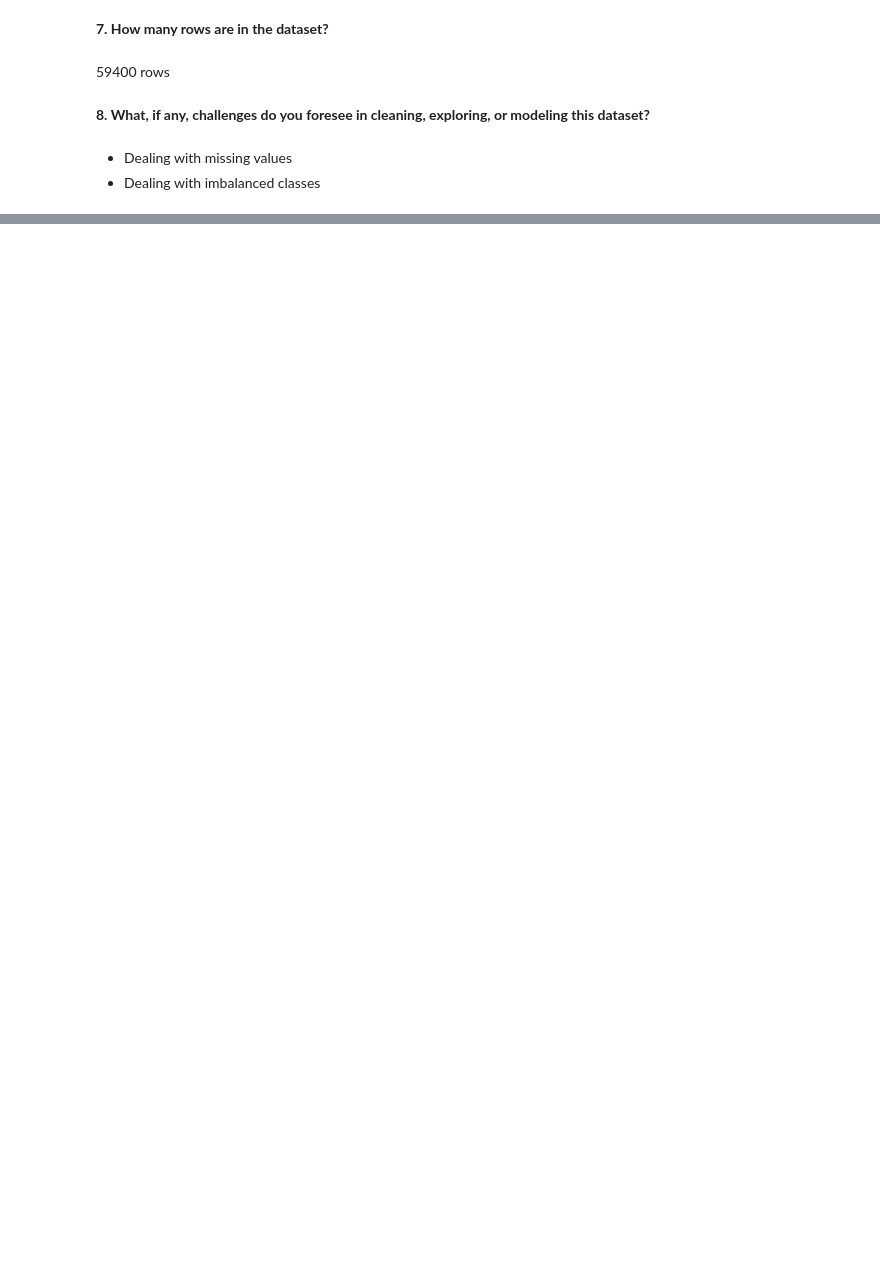
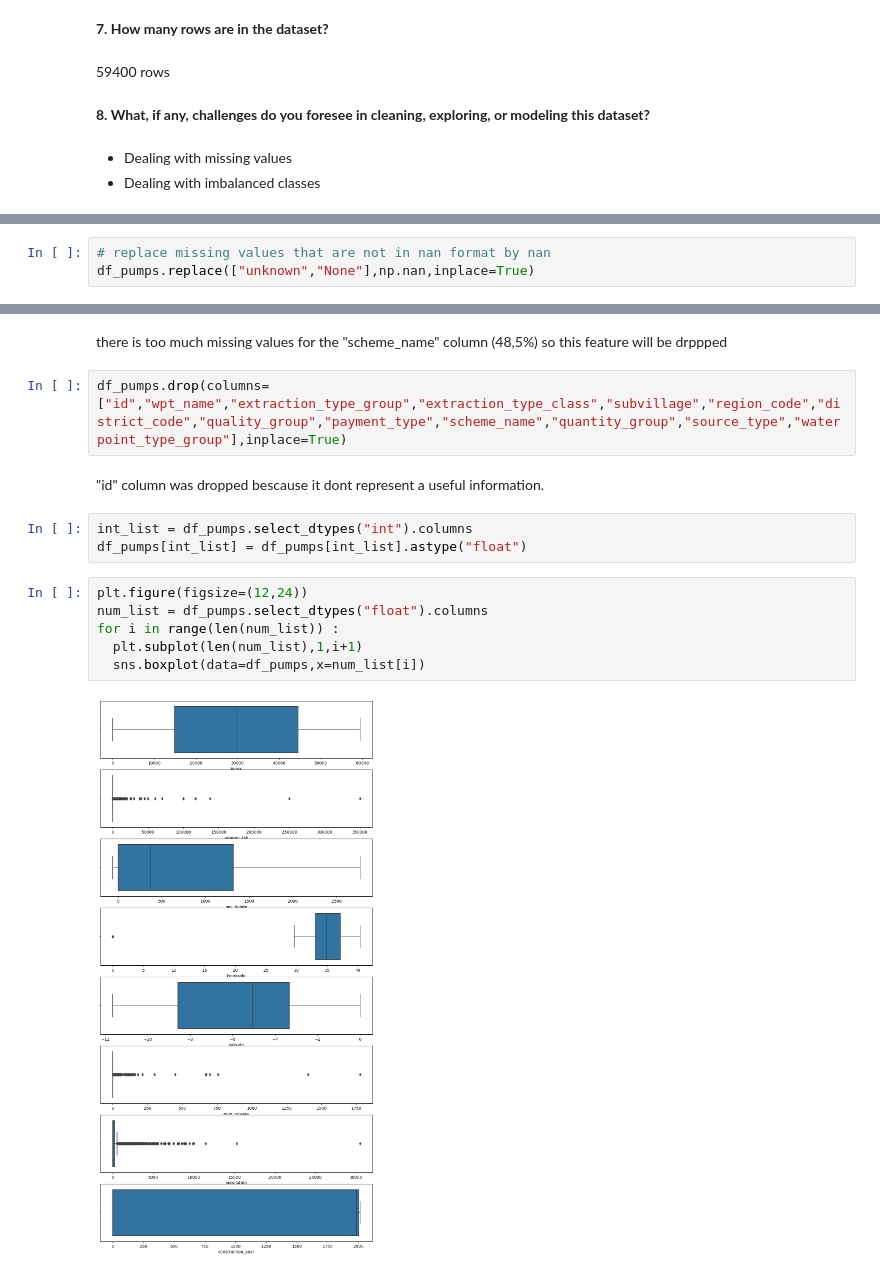
Before and after one commit to Mahdi-Kriaa/Faulty_Water_Pump_Detection, a Jupyter notebook: faulty_water_pumps_predicton.ipynb, the cells around one changed output, grey strips where cells are left out. Saved outputs shown, nothing was run; the diff lists cells and outputs as text; blank space fills up the shorter version.

```diff
--- a/faulty_water_pumps_predicton.ipynb
+++ b/faulty_water_pumps_predicton.ipynb
@@ -37,0 +264,3 @@ Classification problem
+# %%
+# replace missing values that are not in nan format by nan
+df_pumps.replace(["unknown","None"],np.nan,inplace=True)
@@ -37,0 +288,17 @@ Classification problem
+# %% [markdown]
+there is too much missing values for the "scheme_name" column (48,5%) so this feature will be drppped
+# %%
+df_pumps.drop(columns=["id","wpt_name","extraction_type_group","extraction_type_class","subvillage","region_code","district_code","quality_group","payment_type","scheme_name","quantity_group","source_type","waterpoint_type_group"],inplace=True)
+# %% [markdown]
+"id" column was dropped bescause it dont represent a useful information.
+# %%
+int_list = df_pumps.select_dtypes("int").columns
+df_pumps[int_list] = df_pumps[int_list].astype("float")
+# %%
+plt.figure(figsize=(12,24))
+num_list = df_pumps.select_dtypes("float").columns
+for i in range(len(num_list)) :
+  plt.subplot(len(num_list),1,i+1)
+  sns.boxplot(data=df_pumps,x=num_list[i])
+# %% [output]
+[figure, added]
```
Also changed, not shown: parts of 37 cells of this notebook.
